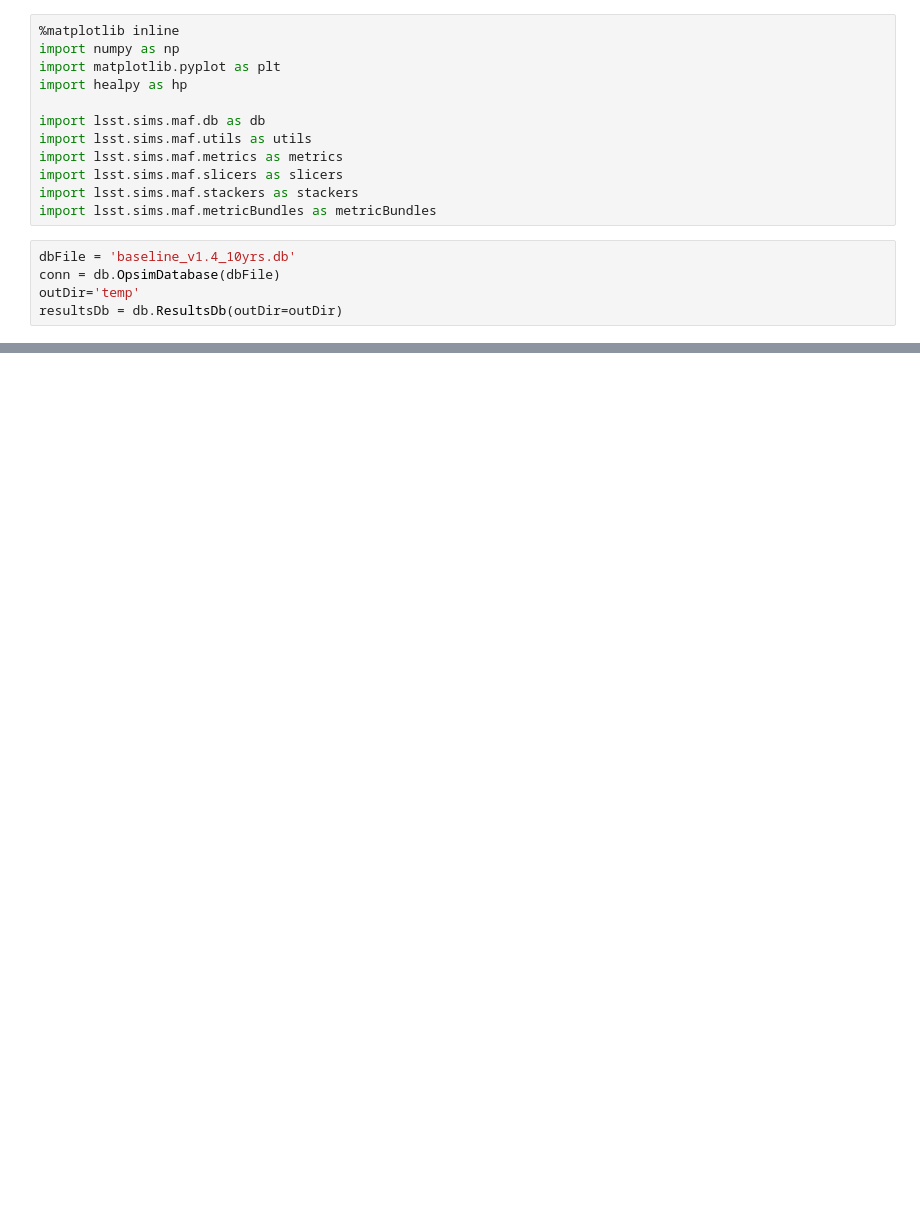
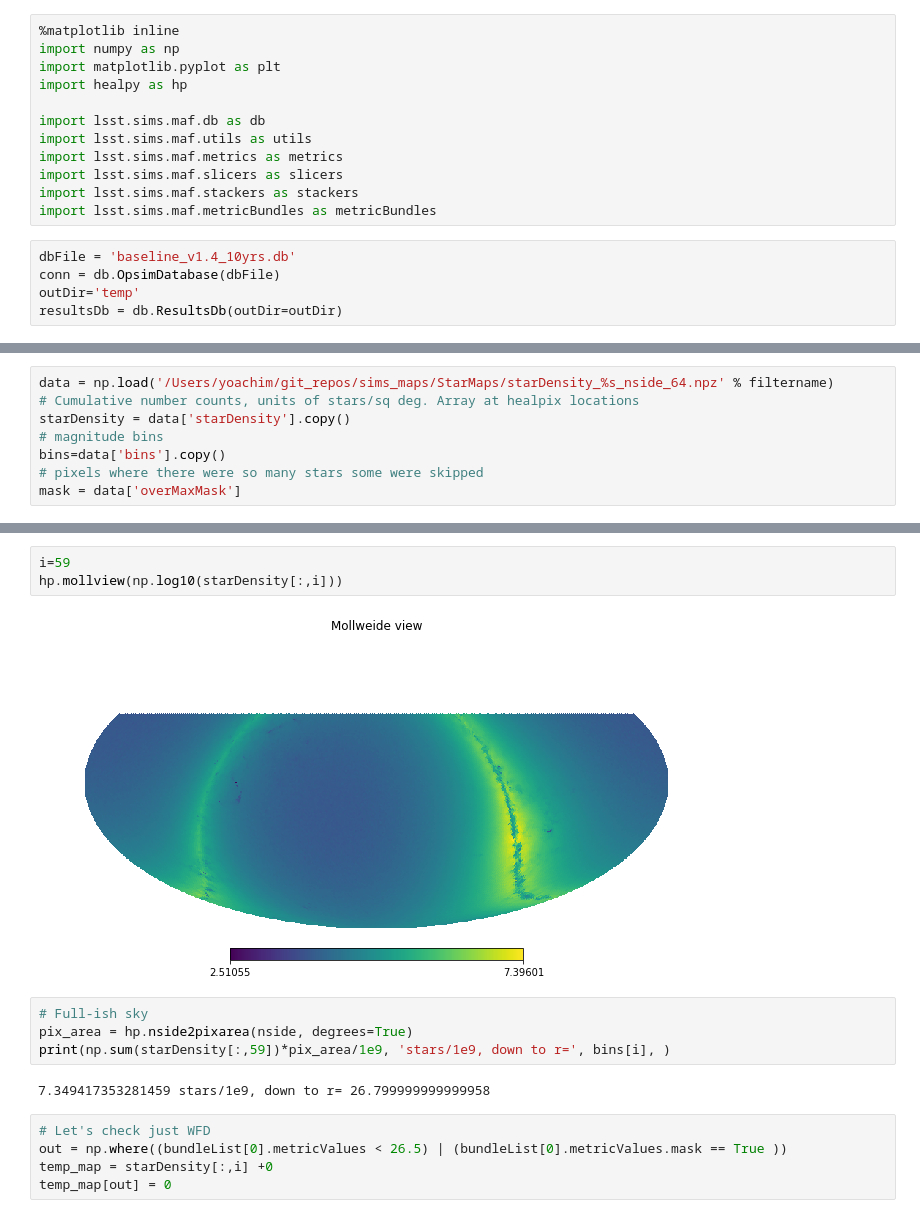
Before and after one commit to yoachim/20_Scratch, a Jupyter notebook: n_stars_check/N_stars.ipynb, the cells around one changed output, grey strips where cells are left out. Saved outputs shown, nothing was run; the diff lists cells and outputs as text; blank space fills up the shorter version.

```diff
--- a/n_stars_check/N_stars.ipynb
+++ b/n_stars_check/N_stars.ipynb
@@ -74,0 +109,8 @@ No_Crowding_0.1 1.421006582194203
+# %%
+data = np.load('/Users/yoachim/git_repos/sims_maps/StarMaps/starDensity_%s_nside_64.npz' % filtername)
+# Cumulative number counts, units of stars/sq deg. Array at healpix locations
+starDensity = data['starDensity'].copy()
+# magnitude bins
+bins=data['bins'].copy()
+# pixels where there were so many stars some were skipped
+mask = data['overMaxMask']
@@ -74,0 +126,16 @@ No_Crowding_0.1 1.421006582194203
+# %%
+i=59
+hp.mollview(np.log10(starDensity[:,i]))
+# %% [output]
+[figure, added]
+# %%
+# Full-ish sky
+pix_area = hp.nside2pixarea(nside, degrees=True)
+print(np.sum(starDensity[:,59])*pix_area/1e9, 'stars/1e9, down to r=', bins[i], )
+# %% [output]
+7.349417353281459 stars/1e9, down to r= 26.799999999999958
+# %%
+# Let's check just WFD
+out = np.where((bundleList[0].metricValues < 26.5) | (bundleList[0].metricValues.mask == True ))
+temp_map = starDensity[:,i] +0
+temp_map[out] = 0
```
Also changed, not shown: parts of 10 cells of this notebook.
